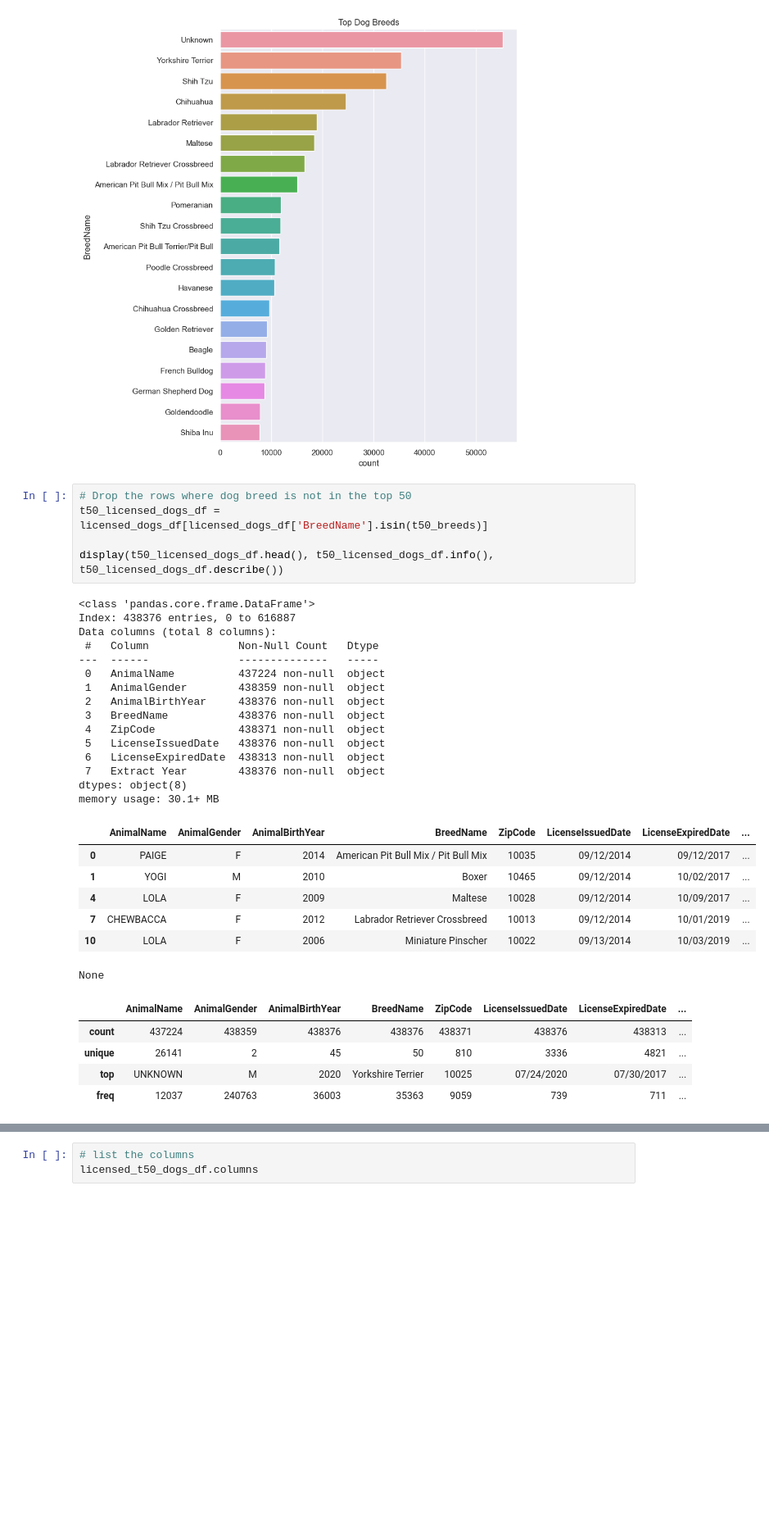
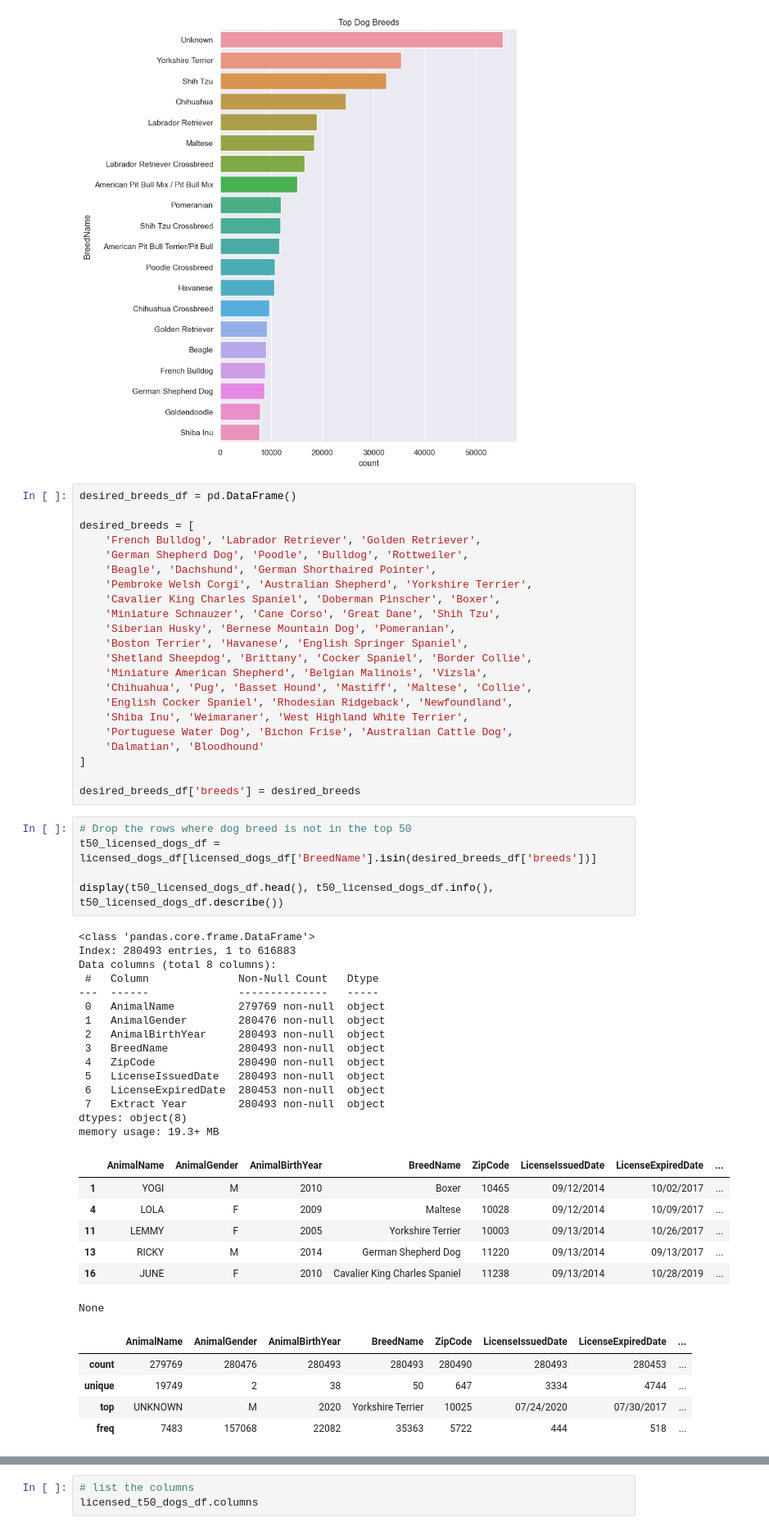
Before and after one commit to StarkArk/Tailored_Tails, a Jupyter notebook: Exploration/doggy_data/doggy_exploration.ipynb, the cells around one changed output, grey strips where cells are left out. Shown at 82% size. Cells and saved outputs as stored; diff of their text form; blank space fills up the shorter version.

Commit message:
Added files for Cleaned Data

```diff
--- a/Exploration/doggy_data/doggy_exploration.ipynb
+++ b/Exploration/doggy_data/doggy_exploration.ipynb
@@ -638,39 +638,61 @@ plt.title("Top Dog Breeds")
 plt.show()
 # %% [output]
 [figure]
+# %%
+desired_breeds_df = pd.DataFrame()
+
+desired_breeds = [
+    'French Bulldog', 'Labrador Retriever', 'Golden Retriever',
+    'German Shepherd Dog', 'Poodle', 'Bulldog', 'Rottweiler',
+    'Beagle', 'Dachshund', 'German Shorthaired Pointer',
+    'Pembroke Welsh Corgi', 'Australian Shepherd', 'Yorkshire Terrier',
+    'Cavalier King Charles Spaniel', 'Doberman Pinscher', 'Boxer',
+    'Miniature Schnauzer', 'Cane Corso', 'Great Dane', 'Shih Tzu',
+    'Siberian Husky', 'Bernese Mountain Dog', 'Pomeranian',
+    'Boston Terrier', 'Havanese', 'English Springer Spaniel',
+    'Shetland Sheepdog', 'Brittany', 'Cocker Spaniel', 'Border Collie',
+    'Miniature American Shepherd', 'Belgian Malinois', 'Vizsla',
+    'Chihuahua', 'Pug', 'Basset Hound', 'Mastiff', 'Maltese', 'Collie',
+    'English Cocker Spaniel', 'Rhodesian Ridgeback', 'Newfoundland',
+    'Shiba Inu', 'Weimaraner', 'West Highland White Terrier',
+    'Portuguese Water Dog', 'Bichon Frise', 'Australian Cattle Dog',
+    'Dalmatian', 'Bloodhound'
+]
+
+desired_breeds_df['breeds'] = desired_breeds
 # %%
 # Drop the rows where dog breed is not in the top 50
-t50_licensed_dogs_df = licensed_dogs_df[licensed_dogs_df['BreedName'].isin(t50_breeds)]
+t50_licensed_dogs_df = licensed_dogs_df[licensed_dogs_df['BreedName'].isin(desired_breeds_df['breeds'])]
 
 display(t50_licensed_dogs_df.head(), t50_licensed_dogs_df.info(), t50_licensed_dogs_df.describe())
 # %% [output]
 <class 'pandas.core.frame.DataFrame'>
-Index: 438376 entries, 0 to 616887
+Index: 280493 entries, 1 to 616883
 Data columns (total 8 columns):
  #   Column              Non-Null Count   Dtype
 ---  ------              --------------   -----
- 0   AnimalName          437224 non-null  object
- 1   AnimalGender        438359 non-null  object
- 2   AnimalBirthYear     438376 non-null  object
- 3   BreedName           438376 non-null  object
- 4   ZipCode             438371 non-null  object
- 5   LicenseIssuedDate   438376 non-null  object
- 6   LicenseExpiredDate  438313 non-null  object
- 7   Extract Year        438376 non-null  object
+ 0   AnimalName          279769 non-null  object
+ 1   AnimalGender        280476 non-null  object
+ 2   AnimalBirthYear     280493 non-null  object
+ 3   BreedName           280493 non-null  object
+ 4   ZipCode             280490 non-null  object
+ 5   LicenseIssuedDate   280493 non-null  object
+ 6   LicenseExpiredDate  280453 non-null  object
+ 7   Extract Year        280493 non-null  object
 dtypes: object(8)
-memory usage: 30.1+ MB
+memory usage: 19.3+ MB
 |  | AnimalName | AnimalGender | AnimalBirthYear | BreedName | ZipCode | LicenseIssuedDate | LicenseExpiredDate | ... |
-| 0 | PAIGE | F | 2014 | American Pit Bull Mix / Pit Bull Mix | 10035 | 09/12/2014 | 09/12/2017 | ... |
 | 1 | YOGI | M | 2010 | Boxer | 10465 | 09/12/2014 | 10/02/2017 | ... |
 | 4 | LOLA | F | 2009 | Maltese | 10028 | 09/12/2014 | 10/09/2017 | ... |
-| 7 | CHEWBACCA | F | 2012 | Labrador Retriever Crossbreed | 10013 | 09/12/2014 | 10/01/2019 | ... |
-| 10 | LOLA | F | 2006 | Miniature Pinscher | 10022 | 09/13/2014 | 10/03/2019 | ... |
+| 11 | LEMMY | F | 2005 | Yorkshire Terrier | 10003 | 09/13/2014 | 10/26/2017 | ... |
+| 13 | RICKY | M | 2014 | German Shepherd Dog | 11220 | 09/13/2014 | 09/13/2017 | ... |
+| 16 | JUNE | F | 2010 | Cavalier King Charles Spaniel | 11238 | 09/13/2014 | 10/28/2019 | ... |
 None
 |  | AnimalName | AnimalGender | AnimalBirthYear | BreedName | ZipCode | LicenseIssuedDate | LicenseExpiredDate | ... |
-| count | 437224 | 438359 | 438376 | 438376 | 438371 | 438376 | 438313 | ... |
-| unique | 26141 | 2 | 45 | 50 | 810 | 3336 | 4821 | ... |
+| count | 279769 | 280476 | 280493 | 280493 | 280490 | 280493 | 280453 | ... |
+| unique | 19749 | 2 | 38 | 50 | 647 | 3334 | 4744 | ... |
 | top | UNKNOWN | M | 2020 | Yorkshire Terrier | 10025 | 07/24/2020 | 07/30/2017 | ... |
-| freq | 12037 | 240763 | 36003 | 35363 | 9059 | 739 | 711 | ... |
+| freq | 7483 | 157068 | 22082 | 35363 | 5722 | 444 | 518 | ... |
 # %%
 # Drop rows where the ZipCode and AnimalGender is NA/Null
 licensed_t50_dogs_df = t50_licensed_dogs_df.copy()
```
Also changed, not shown: parts of 12 cells of this notebook, 2 other files.
